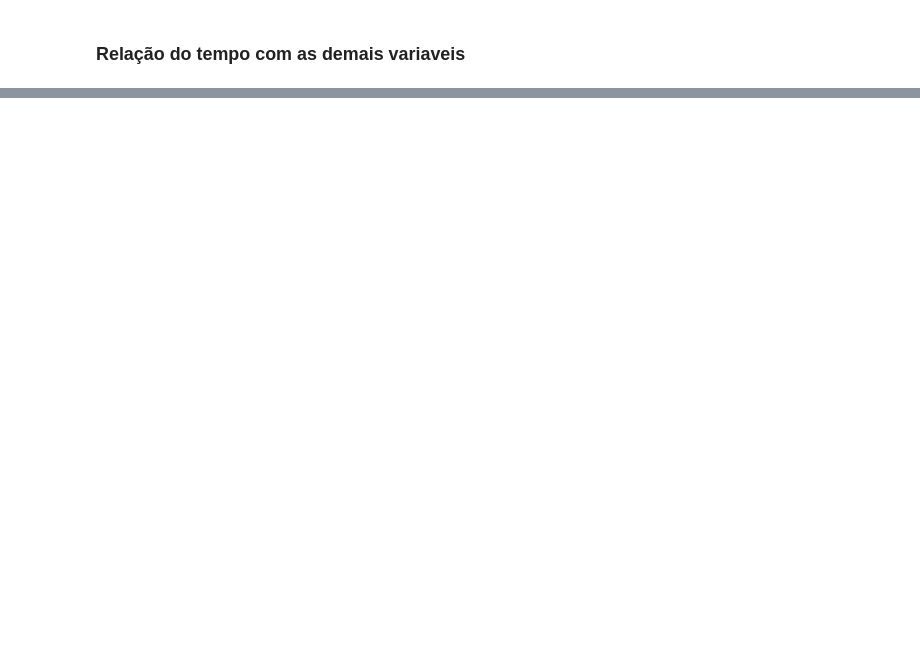
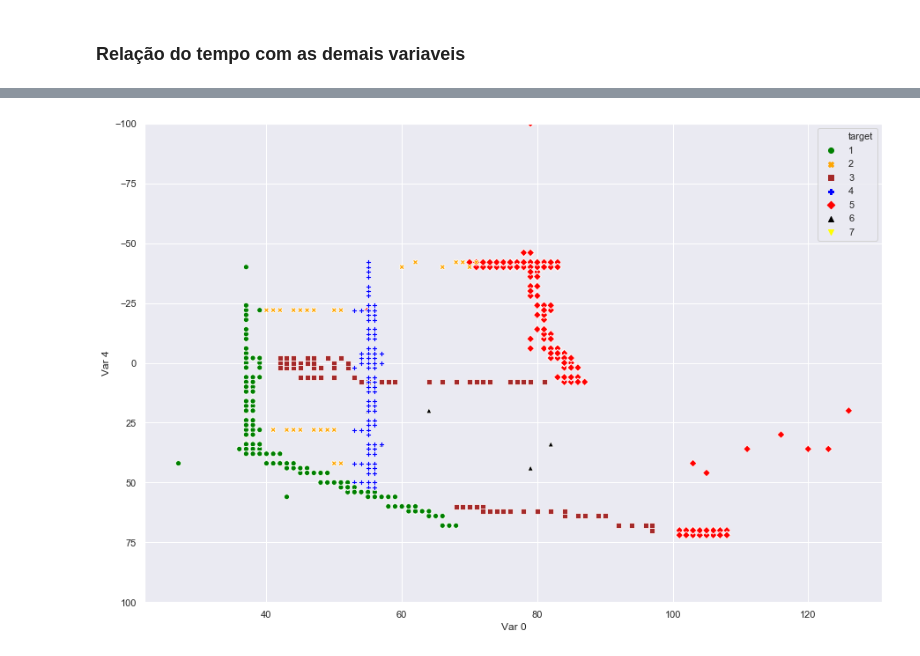
Before and after one commit to Fillipedem/UCI-Statlog-Shuttle, a Jupyter notebook: eda.ipynb, the cells around one changed output, grey strips where cells are left out. Drawn from its saved outputs; the diff is of its cells as text; code cells hidden in the pictures; blank space fills up the shorter version.

```diff
--- a/eda.ipynb
+++ b/eda.ipynb
@@ -102,6 +127,9 @@ sns.scatterplot(x='Var 0', y='Var 2', hue='target', data=df_train, style='target
 # %%
 sns.scatterplot(x='Var 0', y='Var 4', hue='target', data=df_train, style='target',
                     palette=palette, legend='full');
+plt.ylim((100, -100));
+# %% [output]
+[figure, added]
 # %%
 sns.scatterplot(x='Var 0', y='Var 6', hue='target', data=df_train, style='target',
                     palette=['green','orange','brown','blue', 'red', 'black', 'yellow'], legend='full');
```
Also changed, not shown: parts of 20 cells of this notebook.
